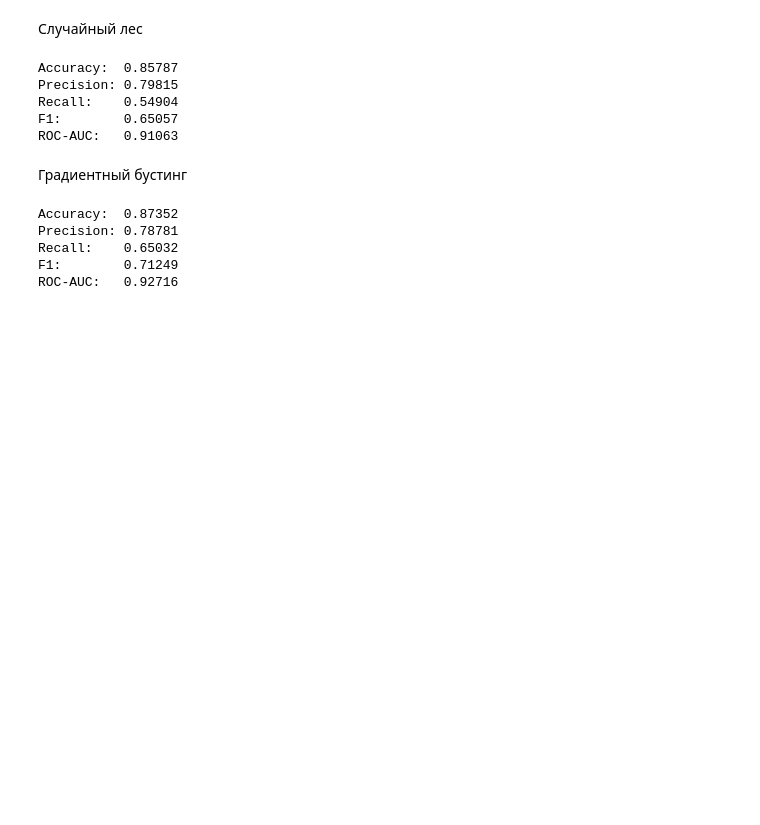
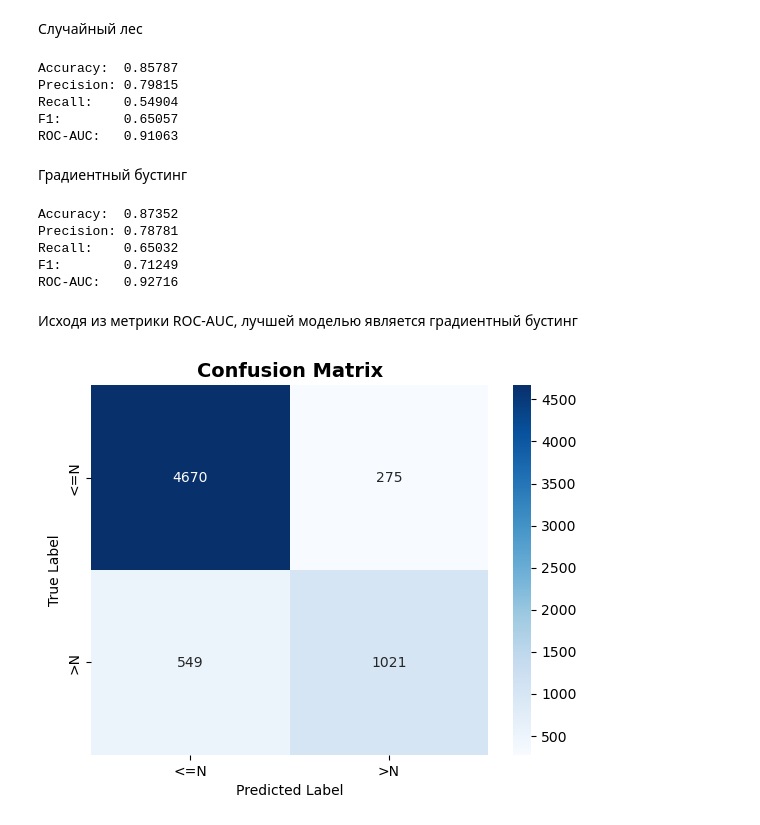
Before and after one commit to limekh/test_task_ds, a Jupyter notebook: task.ipynb, the cells around one changed output. Saved outputs shown, nothing was run; the diff lists cells and outputs as text; code cells hidden in the pictures; blank space fills up the shorter version.

Commit message:
roc curve & confusion matrix

```diff
--- a/task.ipynb
+++ b/task.ipynb
@@ -289,3 +289,16 @@ Precision: 0.78781
 Recall:    0.65032
 F1:        0.71249
 ROC-AUC:   0.92716
+# %% [markdown]
+Исходя из метрики ROC-AUC, лучшей моделью является градиентный бустинг
+# %%
+cm = confusion_matrix(y_val, y_gb_pred)
+plt.figure()
+sns.heatmap(cm, annot=True, fmt='d', cmap='Blues',
+            xticklabels=['<=N', '>N'], yticklabels=['<=N', '>N'])
+plt.title('Confusion Matrix', fontsize=14, fontweight='bold')
+plt.ylabel('True Label')
+plt.xlabel('Predicted Label')
+plt.show()
+# %% [output]
+[figure, added]
```
Also changed, not shown: parts of 1 cell of this notebook.
